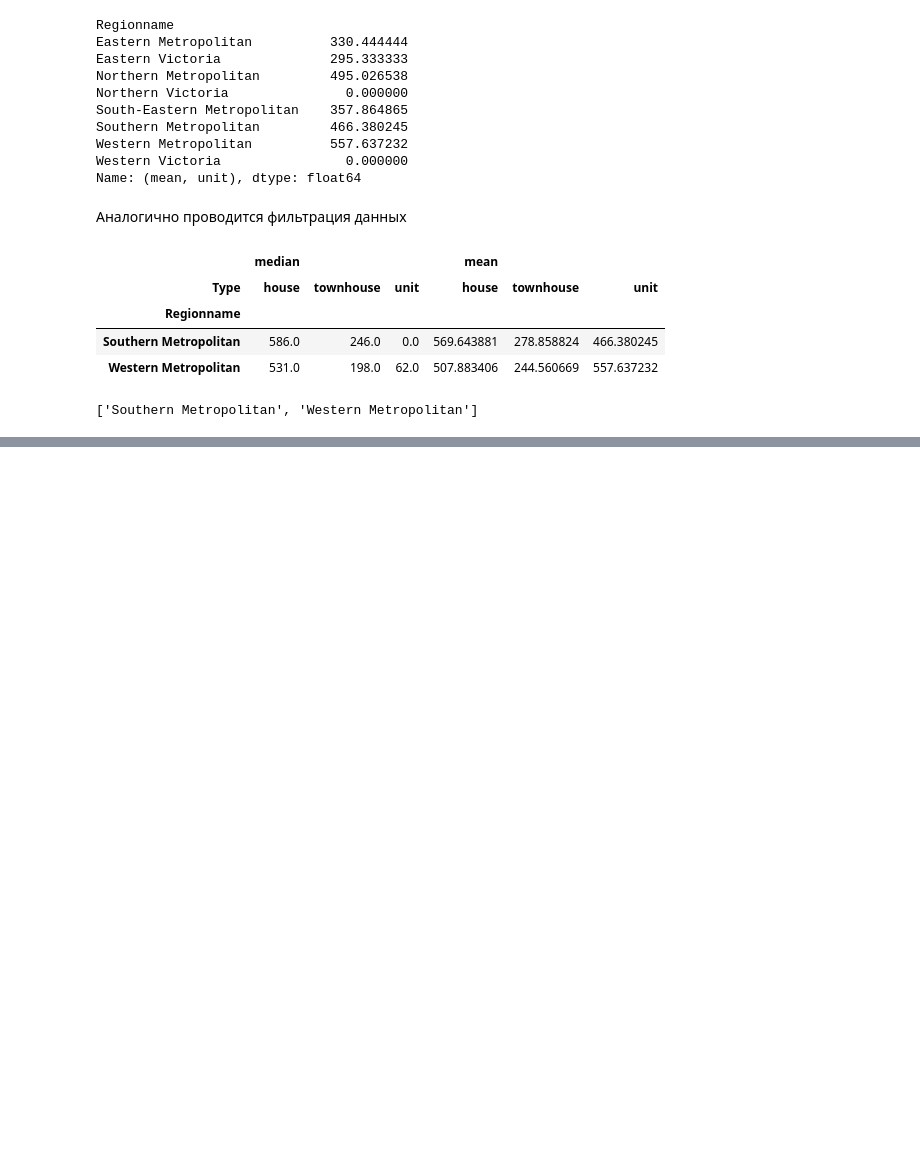
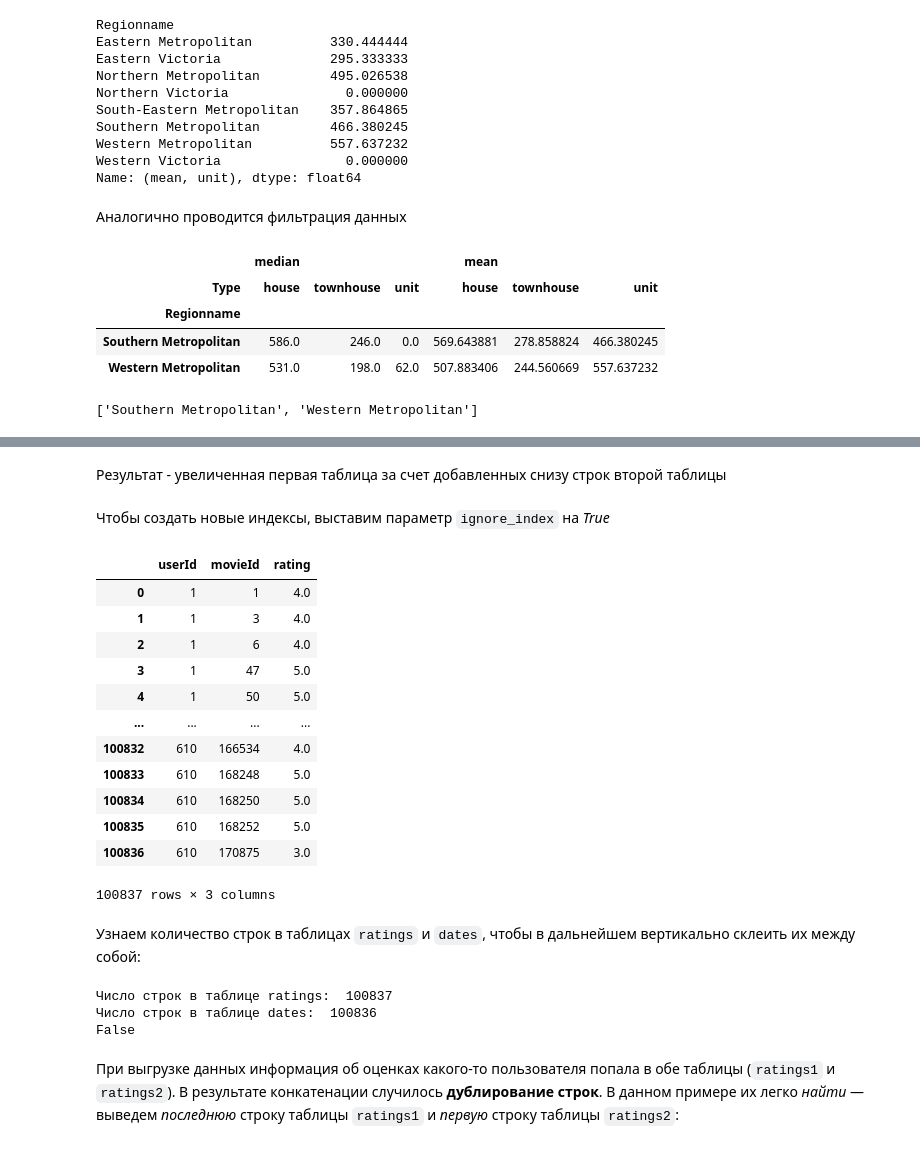
Before and after one commit to AnGera57/st_data_science, a Jupyter notebook: Skillfactory/12 - Python для анализа данных/Python для анализа данных.ipynb, the cells around one changed output, grey strips where cells are left out. Saved outputs shown, nothing was run; the diff lists cells and outputs as text; code cells hidden in the pictures; blank space fills up the shorter version.

```diff
--- a/Skillfactory/12 - Python для анализа данных/Python для анализа данных.ipynb
+++ b/Skillfactory/12 - Python для анализа данных/Python для анализа данных.ipynb
@@ -746,0 +997,36 @@ print(list(filtered_pivot.index))
+# %% [markdown]
+Результат - увеличенная первая таблица за счет добавленных снизу строк второй таблицы
+# %% [markdown]
+Чтобы создать новые индексы, выставим параметр `ignore_index` на *True*
+# %%
+ratings = pd.concat(
+    [ratings1, ratings2],
+    ignore_index=True
+)
+display(ratings)
+# %% [output]
+|  | userId | movieId | rating |
+| 0 | 1 | 1 | 4.0 |
+| 1 | 1 | 3 | 4.0 |
+| 2 | 1 | 6 | 4.0 |
+| 3 | 1 | 47 | 5.0 |
+| 4 | 1 | 50 | 5.0 |
+| ... | ... | ... | ... |
+| 100832 | 610 | 166534 | 4.0 |
+| 100833 | 610 | 168248 | 5.0 |
+| 100834 | 610 | 168250 | 5.0 |
+| 100835 | 610 | 168252 | 5.0 |
+| 100836 | 610 | 170875 | 3.0 |
+100837 rows × 3 columns
+# %% [markdown]
+Узнаем количество строк в таблицах `ratings` и `dates`, чтобы в дальнейшем вертикально склеить их между собой:
+# %%
+print('Число строк в таблице ratings: ', ratings.shape[0])
+print('Число строк в таблице dates: ', dates.shape[0])
+print(ratings.shape[0] == dates.shape[0])
+# %% [output]
+Число строк в таблице ratings:  100837
+Число строк в таблице dates:  100836
+False
+# %% [markdown]
+При выгрузке данных информация об оценках какого-то  пользователя попала в обе таблицы (`ratings1` и `ratings2`). В результате конкатенации случилось **дублирование строк**. В данном примере их легко *найти* — выведем *последнюю* строку таблицы `ratings1` и *первую* строку таблицы `ratings2`:
```
Also changed, not shown: parts of 39 cells of this notebook, 5 other files.
